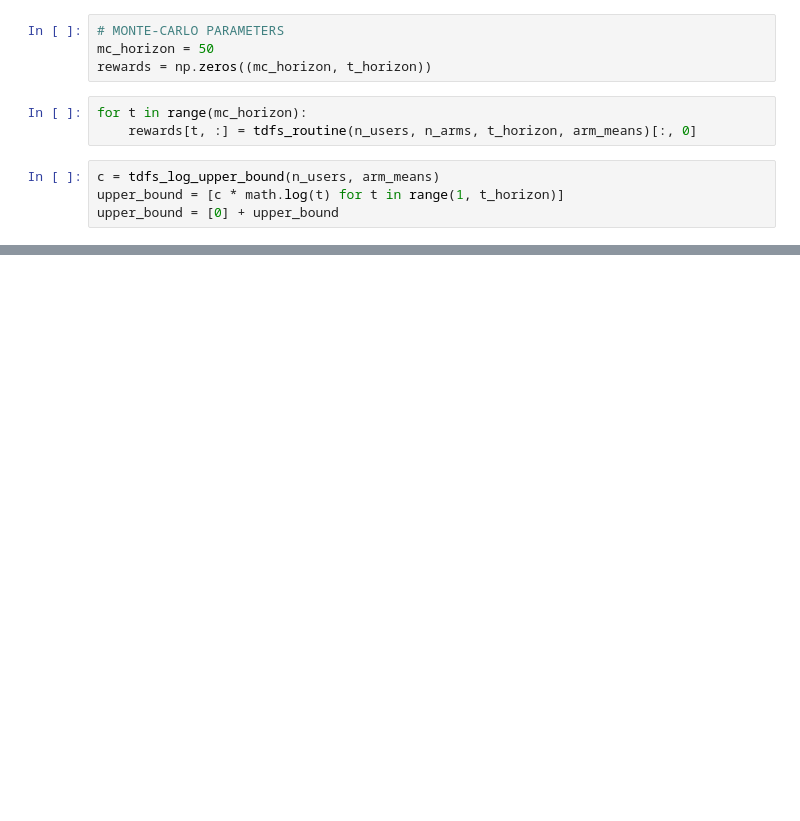
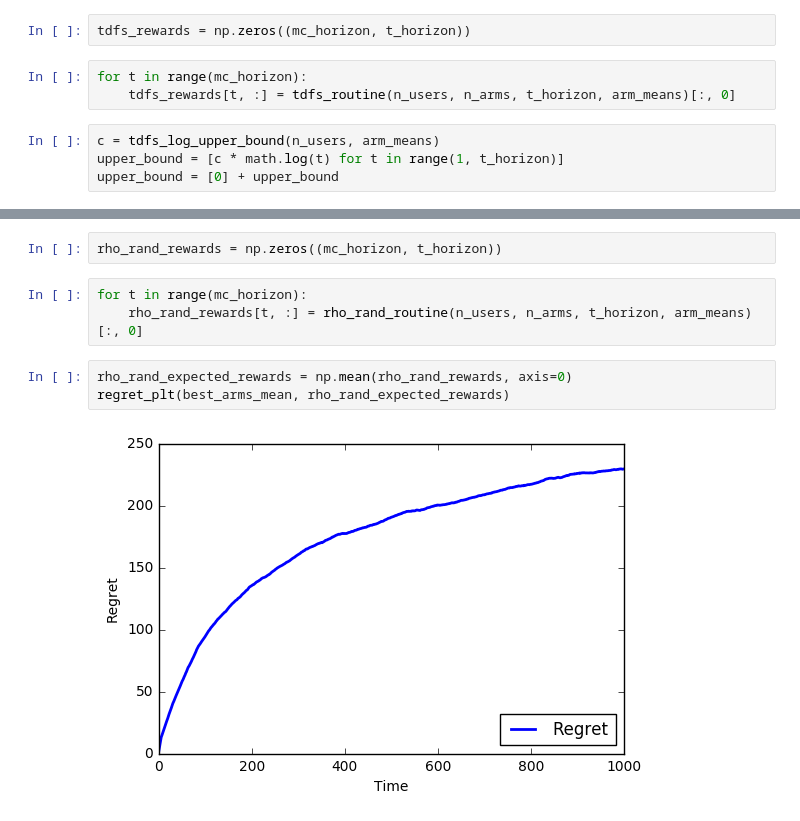
Before and after one commit to zaccharieramzi/rl-project, a Jupyter notebook: benchmark.ipynb, the cells around one changed output, grey strips where cells are left out. Saved outputs shown, nothing was run; the diff lists cells and outputs as text; blank space fills up the shorter version.

```diff
--- a/benchmark.ipynb
+++ b/benchmark.ipynb
@@ -27,10 +30,8 @@ This next section is designed to show the expected regret curve using a Monte-Ca
 # %%
-# MONTE-CARLO PARAMETERS
-mc_horizon = 50
-rewards = np.zeros((mc_horizon, t_horizon))
+tdfs_rewards = np.zeros((mc_horizon, t_horizon))
 # %%
 for t in range(mc_horizon):
-    rewards[t, :] = tdfs_routine(n_users, n_arms, t_horizon, arm_means)[:, 0]
+    tdfs_rewards[t, :] = tdfs_routine(n_users, n_arms, t_horizon, arm_means)[:, 0]
 # %%
 c = tdfs_log_upper_bound(n_users, arm_means)
 upper_bound = [c * math.log(t) for t in range(1, t_horizon)]
@@ -40,0 +54,10 @@ regret_plt(best_arms_mean, expected_rewards, upper_bound=upper_bound)
+# %%
+rho_rand_rewards = np.zeros((mc_horizon, t_horizon))
+# %%
+for t in range(mc_horizon):
+    rho_rand_rewards[t, :] = rho_rand_routine(n_users, n_arms, t_horizon, arm_means)[:, 0]
+# %%
+rho_rand_expected_rewards = np.mean(rho_rand_rewards, axis=0)
+regret_plt(best_arms_mean, rho_rand_expected_rewards)
+# %% [output]
+[figure, added]
```
Also changed, not shown: parts of 11 cells of this notebook.
